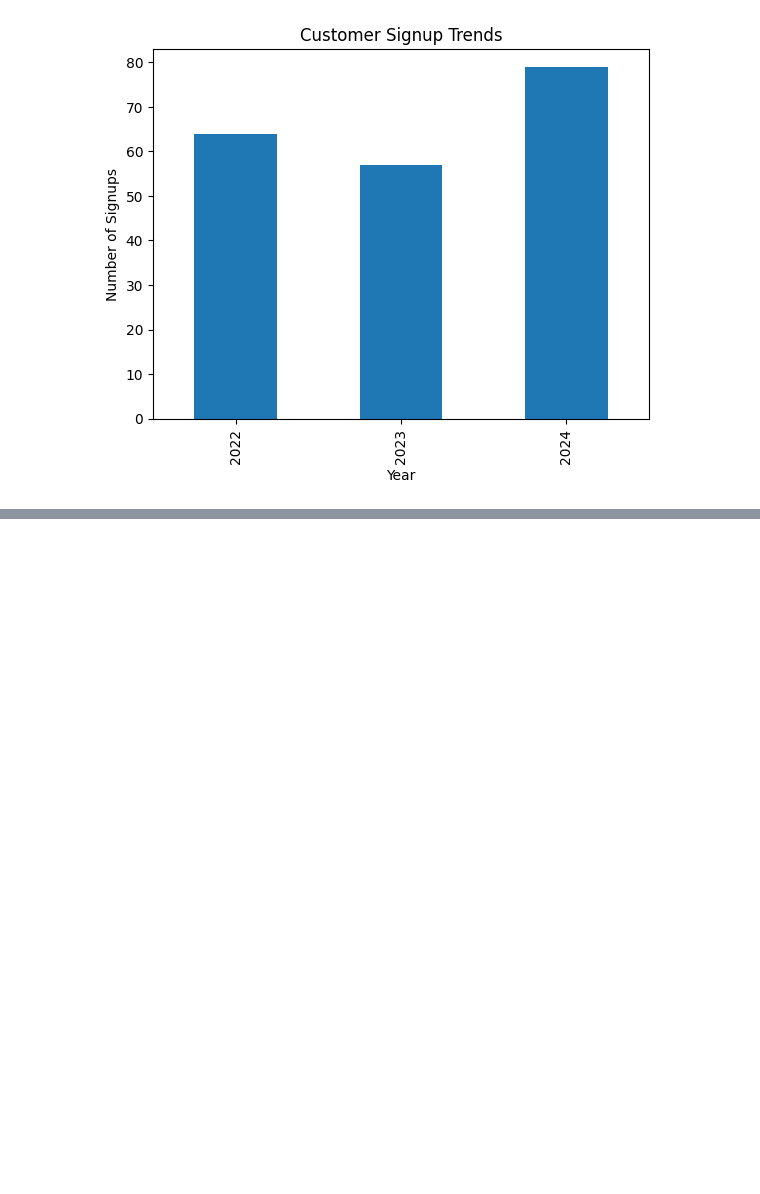
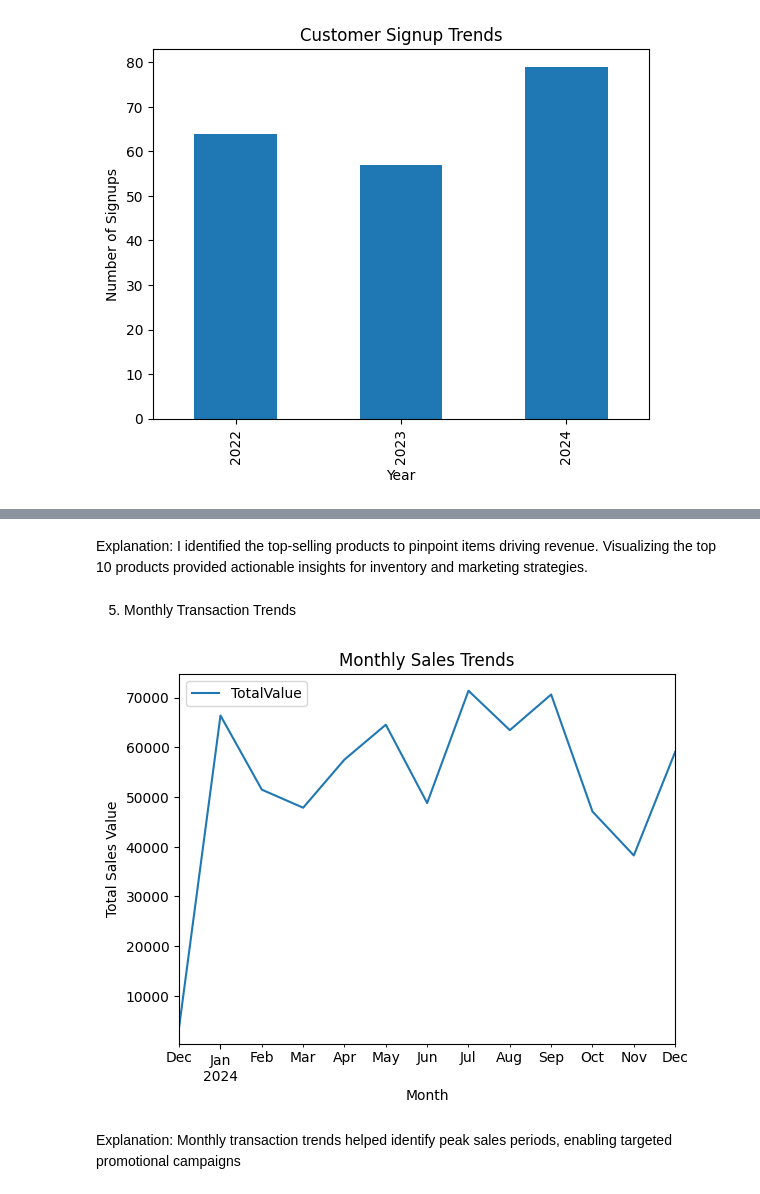
Before and after one commit to pardha-saradhi-raju/Zeotap-Data-Science-Internship-Task, a Jupyter notebook: Doradla_PardhaSaradhiRaju_EDA.ipynb, the cells around one changed output, grey strips where cells are left out. Drawn from its saved outputs; the diff is of its cells as text; code cells hidden in the pictures; blank space fills up the shorter version.

```diff
--- a/Doradla_PardhaSaradhiRaju_EDA.ipynb
+++ b/Doradla_PardhaSaradhiRaju_EDA.ipynb
@@ -155,0 +170,21 @@ I examined customer signup trends over the years to understand user acquisition
+# %% [markdown]
+Explanation:
+I identified the top-selling products to pinpoint items driving revenue. Visualizing the top 10 products provided actionable insights for inventory and marketing strategies.
+# %% [markdown]
+5. Monthly Transaction Trends
+# %%
+# Extract transaction month and year
+merged_data['TransactionDate'] = pd.to_datetime(merged_data['TransactionDate'])
+merged_data['Month'] = merged_data['TransactionDate'].dt.to_period('M')
+
+# Monthly sales
+monthly_sales = merged_data.groupby('Month')['TotalValue'].sum().reset_index()
+
+# Plot
+monthly_sales.plot(x='Month', y='TotalValue', kind='line', title='Monthly Sales Trends', xlabel='Month', ylabel='Total Sales Value')
+plt.show()
+# %% [output]
+[figure, added]
+# %% [markdown]
+Explanation:
+Monthly transaction trends helped identify peak sales periods, enabling targeted promotional campaigns
```
Also changed, not shown: parts of 5 cells of this notebook, 1 other file.
